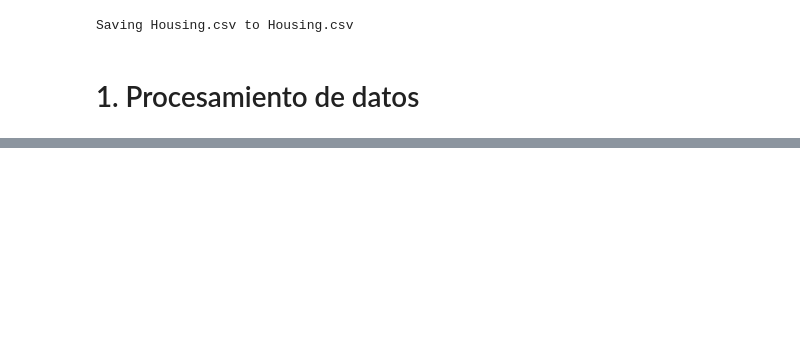
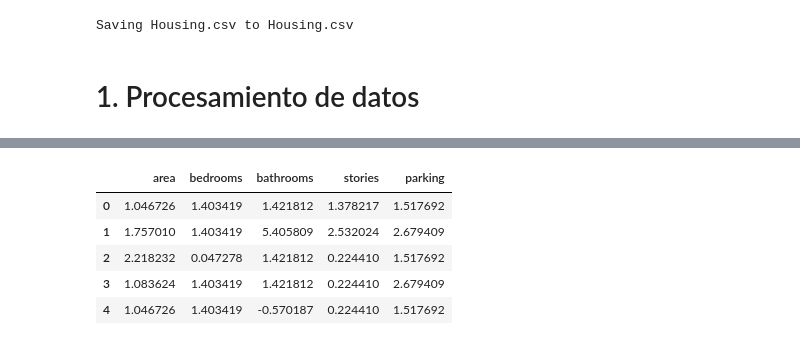
Before and after one commit to alejandrorod-tajamar/HousingPricesPrediction, a Jupyter notebook: Housing.ipynb, the cells around one changed output, grey strips where cells are left out. Drawn from its saved outputs; the diff is of its cells as text; code cells hidden in the pictures; blank space fills up the shorter version.

Commit message:
Añadir sklearn a los requerimientos, actualizar el notebook

```diff
--- a/Housing.ipynb
+++ b/Housing.ipynb
@@ -77,0 +160,23 @@ max      3.000000
+# %%
+from sklearn.preprocessing import StandardScaler
+
+# Separar variables numéricas
+numerical_cols = ['area', 'bedrooms', 'bathrooms', 'stories', 'parking']
+X_numerical = df[numerical_cols]
+
+# Escalado (usando StandardScaler)
+scaler = StandardScaler()
+X_scaled = scaler.fit_transform(X_numerical)
+
+# Reemplazar columnas originales con valores escalados
+df[numerical_cols] = X_scaled
+# %%
+# Verificar cambios
+df[numerical_cols].head()
+# %% [output]
+|  | area | bedrooms | bathrooms | stories | parking |
+| 0 | 1.046726 | 1.403419 | 1.421812 | 1.378217 | 1.517692 |
+| 1 | 1.757010 | 1.403419 | 5.405809 | 2.532024 | 2.679409 |
+| 2 | 2.218232 | 0.047278 | 1.421812 | 0.224410 | 1.517692 |
+| 3 | 1.083624 | 1.403419 | 1.421812 | 0.224410 | 2.679409 |
+| 4 | 1.046726 | 1.403419 | -0.570187 | 0.224410 | 1.517692 |
```
Also changed, not shown: parts of 18 cells of this notebook, 1 other file.
